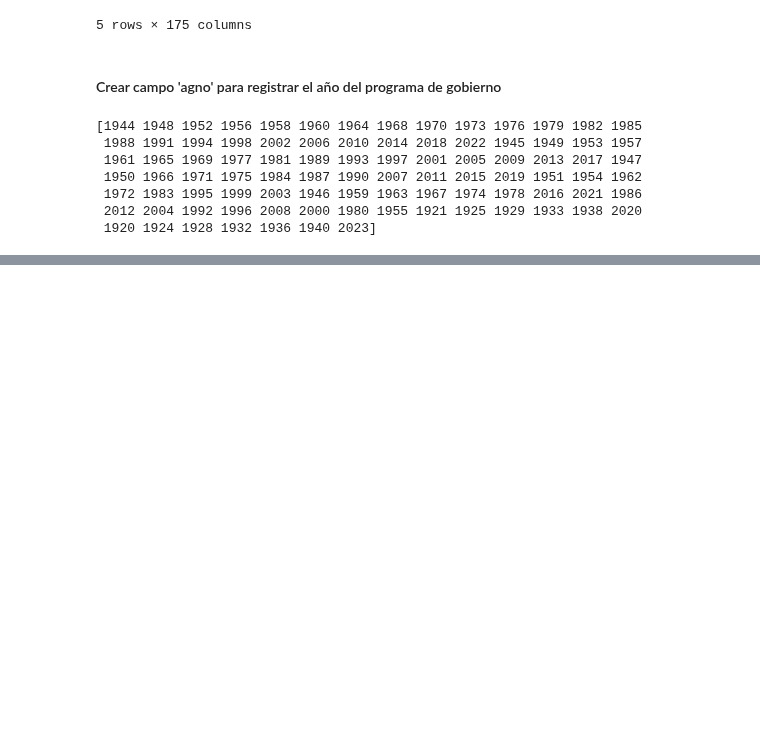
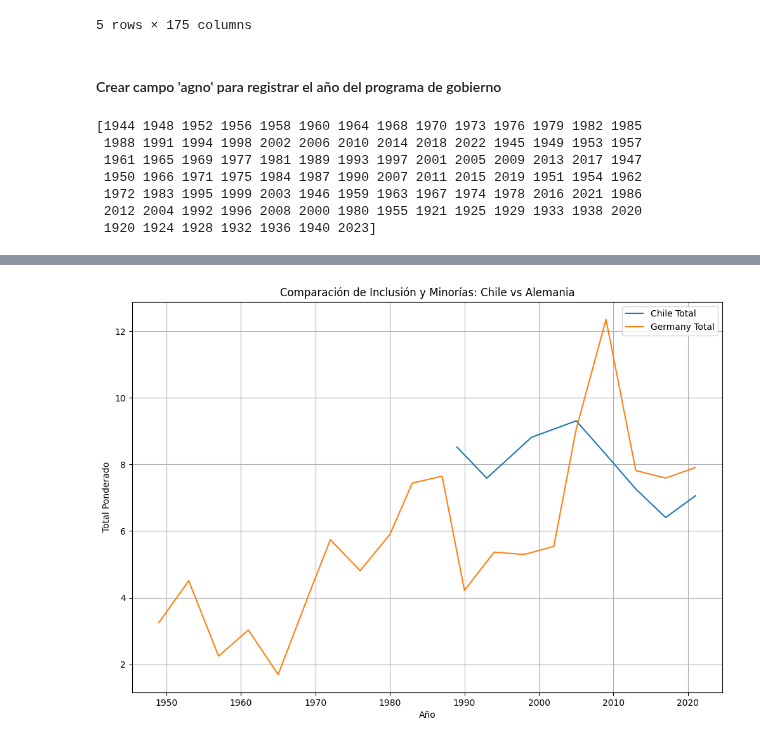
Before and after one commit to MatiasBunsterRaby/Capstone_git, a Jupyter notebook: notebooks/Pruebas_Chile.ipynb, the cells around one changed output, grey strips where cells are left out. Drawn from its saved outputs; the diff is of its cells as text; code cells hidden in the pictures; blank space fills up the shorter version.

```diff
--- a/notebooks/Pruebas_Chile.ipynb
+++ b/notebooks/Pruebas_Chile.ipynb
@@ -120,0 +150,17 @@ plt.show()
+# %%
+plt.figure(figsize=(12, 8))
+
+# Plot 'Total' for Chile
+plt.plot(df_Chile_inclymin['agno'], df_Chile_inclymin['Total'], label='Chile Total')
+
+# Plot 'Total' for Germany
+plt.plot(df_Alemania_inclymin['agno'], df_Alemania_inclymin['Total'], label='Germany Total')
+
+plt.xlabel('Año')
+plt.ylabel('Total Ponderado')
+plt.title('Comparación de Inclusión y Minorías: Chile vs Alemania')
+plt.legend()
+plt.grid(True)
+plt.show()
+# %% [output]
+[figure, added]
```
Also changed, not shown: parts of 13 cells of this notebook, 3 other files.
